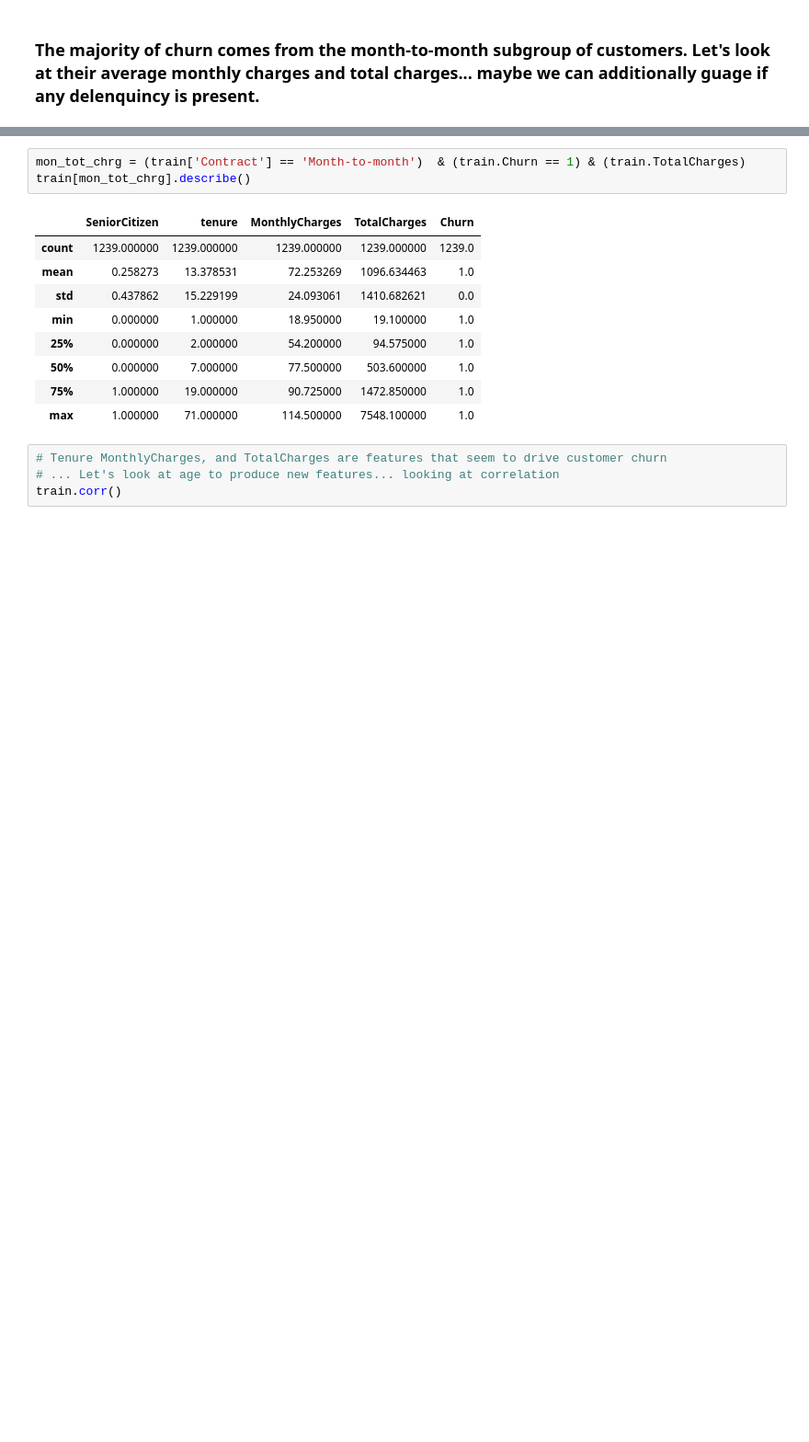
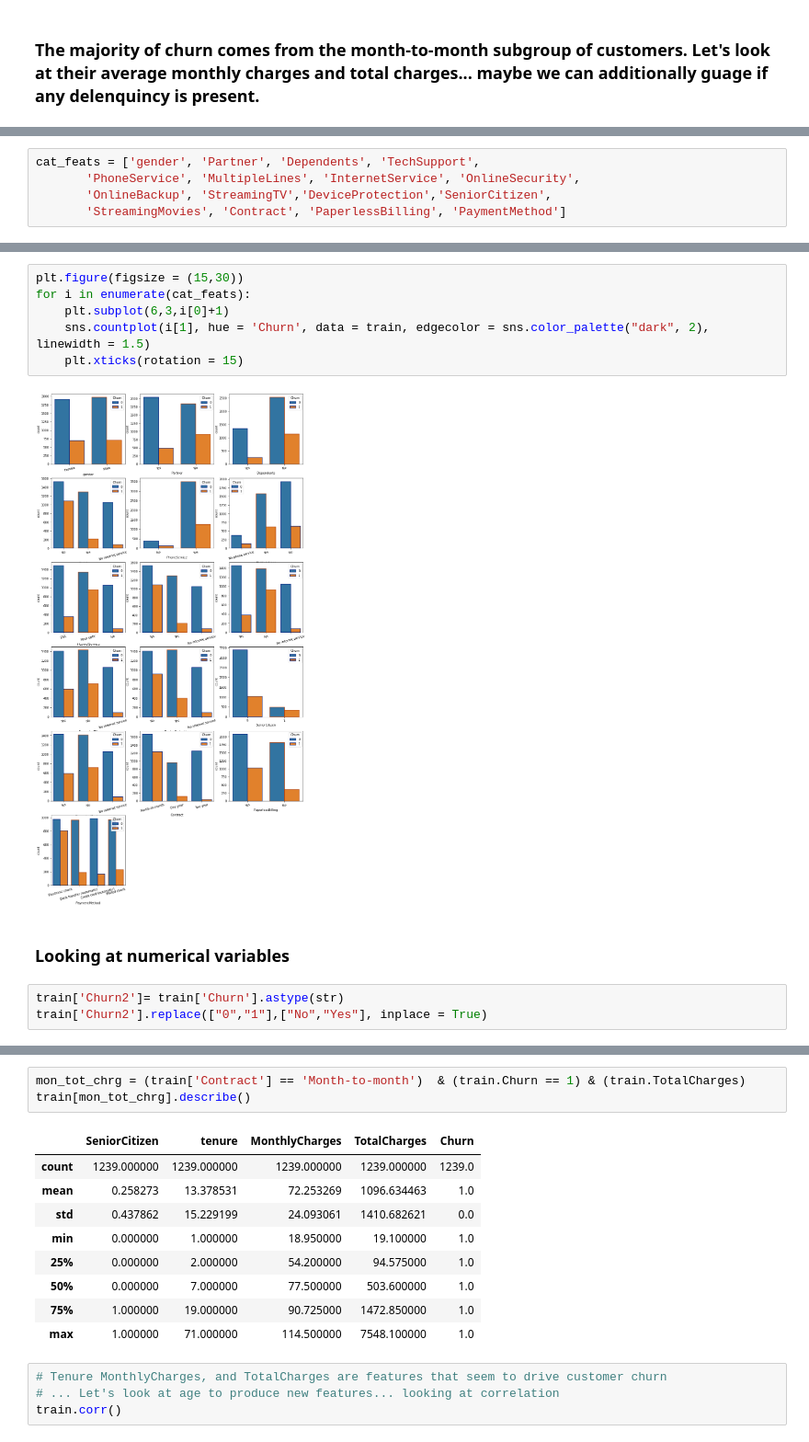
Before and after one commit to jcharbour/Data-projects-, a Jupyter notebook: Kaggle 4 - Straightforward approach (only a few visuals) .ipynb, the cells around one changed output, grey strips where cells are left out. Shown at 92% size. Cells and saved outputs as stored; diff of their text form; blank space fills up the shorter version.

```diff
--- a/Kaggle 4 - Straightforward approach (only a few visuals) .ipynb
+++ b/Kaggle 4 - Straightforward approach (only a few visuals) .ipynb
@@ -105,0 +173,5 @@ Name: Churn, dtype: float64
+# %%
+cat_feats = ['gender', 'Partner', 'Dependents', 'TechSupport',
+       'PhoneService', 'MultipleLines', 'InternetService', 'OnlineSecurity',
+       'OnlineBackup', 'StreamingTV','DeviceProtection','SeniorCitizen',
+       'StreamingMovies', 'Contract', 'PaperlessBilling', 'PaymentMethod']
@@ -105,0 +197,13 @@ Name: Churn, dtype: float64
+# %%
+plt.figure(figsize = (15,30))
+for i in enumerate(cat_feats):
+    plt.subplot(6,3,i[0]+1)
+    sns.countplot(i[1], hue = 'Churn', data = train, edgecolor = sns.color_palette("dark", 2), linewidth = 1.5)
+    plt.xticks(rotation = 15)
+# %% [output]
+[figure, added]
+# %% [markdown]
+### Looking at numerical variables
+# %%
+train['Churn2']= train['Churn'].astype(str)
+train['Churn2'].replace(["0","1"],["No","Yes"], inplace = True)
```
Also changed, not shown: parts of 12 cells of this notebook.
